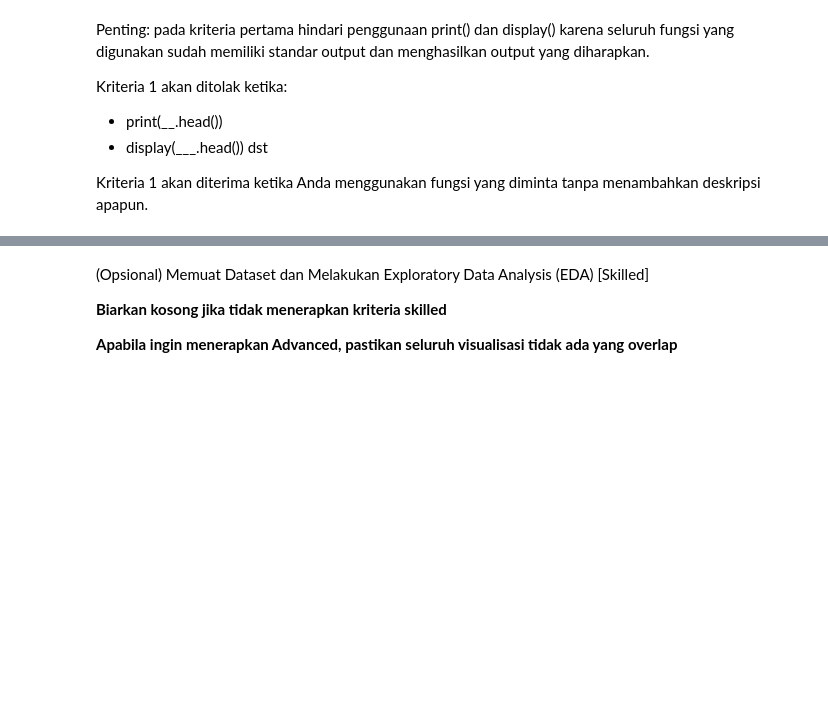
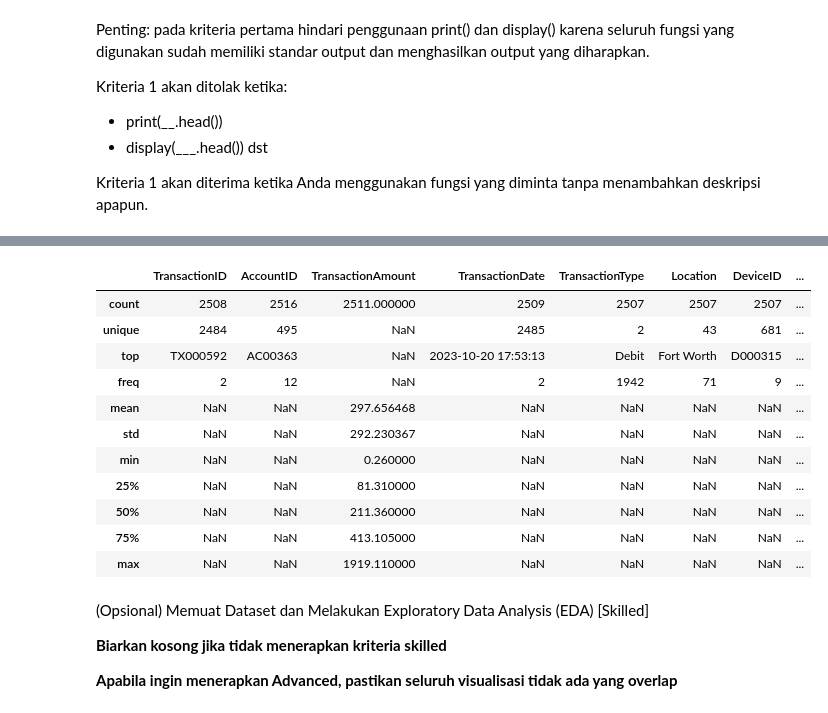
Before and after one commit to triagungj/dicoding-ml-beginner-submission, a Jupyter notebook: Codes/Clustering Submission BMLP Tri Agung Jiwandono.ipynb, the cells around one changed output, grey strips where cells are left out. Saved outputs shown, nothing was run; the diff lists cells and outputs as text; code cells hidden in the pictures; blank space fills up the shorter version.

```diff
--- a/Codes/Clustering Submission BMLP Tri Agung Jiwandono.ipynb
+++ b/Codes/Clustering Submission BMLP Tri Agung Jiwandono.ipynb
@@ -75,3 +110,18 @@ Kriteria 1 akan diterima ketika Anda menggunakan fungsi yang diminta tanpa menam
+# %%
+df.describe(include='all')
+# %% [output]
+|  | TransactionID | AccountID | TransactionAmount | TransactionDate | TransactionType | Location | DeviceID | ... |
+| count | 2508 | 2516 | 2511.000000 | 2509 | 2507 | 2507 | 2507 | ... |
+| unique | 2484 | 495 | NaN | 2485 | 2 | 43 | 681 | ... |
+| top | TX000592 | AC00363 | NaN | 2023-10-20 17:53:13 | Debit | Fort Worth | D000315 | ... |
+| freq | 2 | 12 | NaN | 2 | 1942 | 71 | 9 | ... |
+| mean | NaN | NaN | 297.656468 | NaN | NaN | NaN | NaN | ... |
+| std | NaN | NaN | 292.230367 | NaN | NaN | NaN | NaN | ... |
+| min | NaN | NaN | 0.260000 | NaN | NaN | NaN | NaN | ... |
+| 25% | NaN | NaN | 81.310000 | NaN | NaN | NaN | NaN | ... |
+| 50% | NaN | NaN | 211.360000 | NaN | NaN | NaN | NaN | ... |
+| 75% | NaN | NaN | 413.105000 | NaN | NaN | NaN | NaN | ... |
+| max | NaN | NaN | 1919.110000 | NaN | NaN | NaN | NaN | ... |
 # %% [markdown]
 (Opsional) Memuat Dataset dan Melakukan Exploratory Data Analysis (EDA) [Skilled]
 
```
Also changed, not shown: parts of 15 cells of this notebook, 1 other file.
